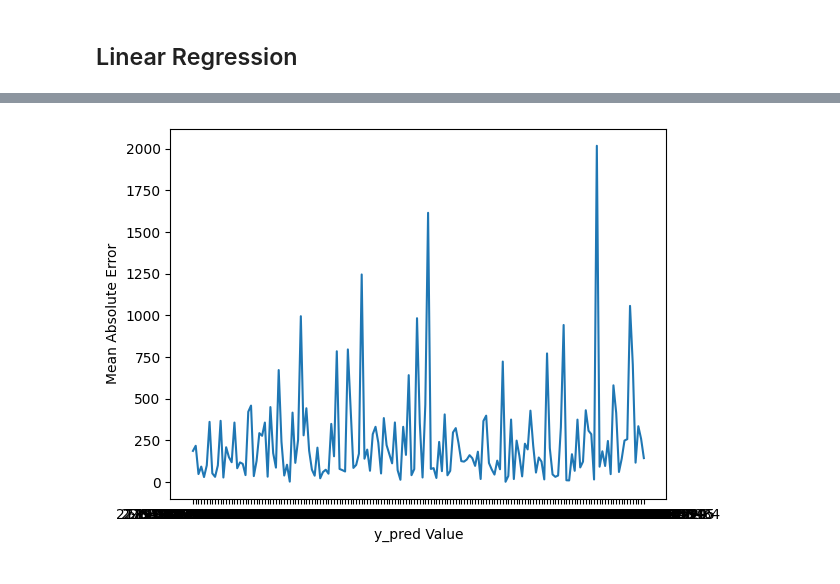
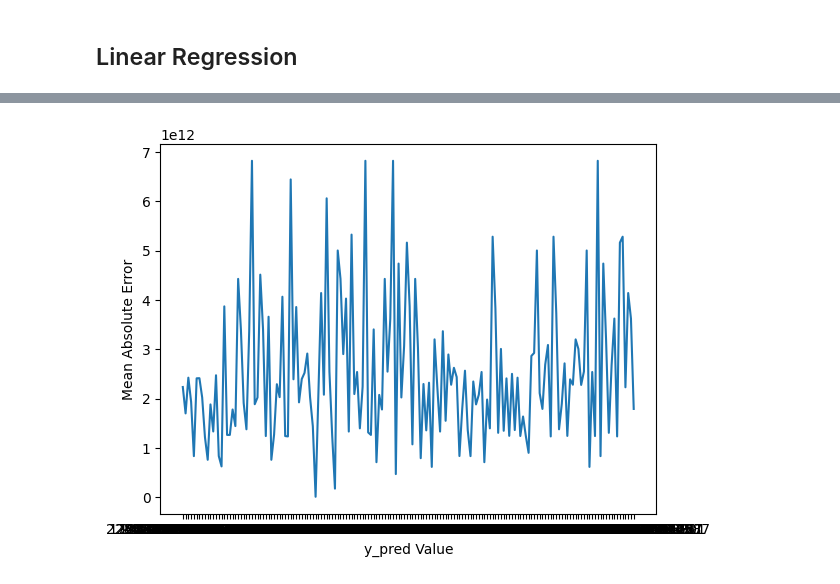
Before and after one commit to shahiryar/conflict-modelling, a Jupyter notebook: Conflict_Prediction.ipynb, the cells around one changed output, grey strips where cells are left out. Saved outputs shown, nothing was run; the diff lists cells and outputs as text; code cells hidden in the pictures.

Commit message:
Some new prep and deep model try

```diff
--- a/Conflict_Prediction.ipynb
+++ b/Conflict_Prediction.ipynb
@@ -251,2 +286,10 @@ X = dataset_conflict_socio_pol
 # Split the dataset into training and test sets
 X_train, X_test, y_train, y_test = train_test_split(X, y, test_size=0.2, random_state=39)
+# %%
+from sklearn.preprocessing import StandardScaler
+from sklearn.compose import ColumnTransformer
+
+ct = ColumnTransformer([('scaler', StandardScaler(), columns_to_scale)], remainder='passthrough')
+# %%
+train_scaled = ct.fit_transform(X_train)
+test_scaled = ct.fit_transform(X_test)
@@ -294,13 +351,15 @@ Name: best_fatality_estimate, Length: 656, dtype: int64
 # plot of the increase of mean absolute error with prediction error
 from matplotlib import pyplot
 from sklearn.metrics import mean_squared_error
-def viz_mse(y_test, y_pred):
+def viz_mse(y_test, y_pred, loss =None):
 
   # calculate errors
-  errors = list()
+  #errors = list()
+  errors = tf.keras.losses.BinaryCrossentropy(from_logits=True)
+  errors(y_true, y_pred).numpy()
   for i in range(len(y_test.values)):
     # calculate error
-    err = abs((y_test.values[i] - y_pred[i]))
+    if loss is None: err = abs((y_test.values[i] - y_pred[i]))
     # store error
     errors.append(err)
   # plot errors
@@ -314,8 +395,8 @@ def viz_mse(y_test, y_pred):
 from sklearn.svm import SVR
 
 model = SVR(kernel='rbf')
-model.fit(train_imputed, y_train)
+model.fit(train_scaled, y_train)
 
-y_pred = model.predict(test_imputed)
+y_pred = model.predict(test_scaled)
 viz_mse(y_test, y_pred)
 # %% [output]
@@ -325,12 +422,12 @@ viz_mse(y_test, y_pred)
 # %%
 # Linear Model
 
 from sklearn.linear_model import LinearRegression
 
 reg = LinearRegression()
-reg.fit(train_imputed, y_train)
+reg.fit(train_scaled, y_train)
 
-y_pred = reg.predict(test_imputed)
+y_pred = reg.predict(test_scaled)
 viz_mse(y_test, y_pred)
 # %% [output]
-[figure, old version]
+[figure, new version]
```
Also changed, not shown: parts of 20 cells of this notebook.
